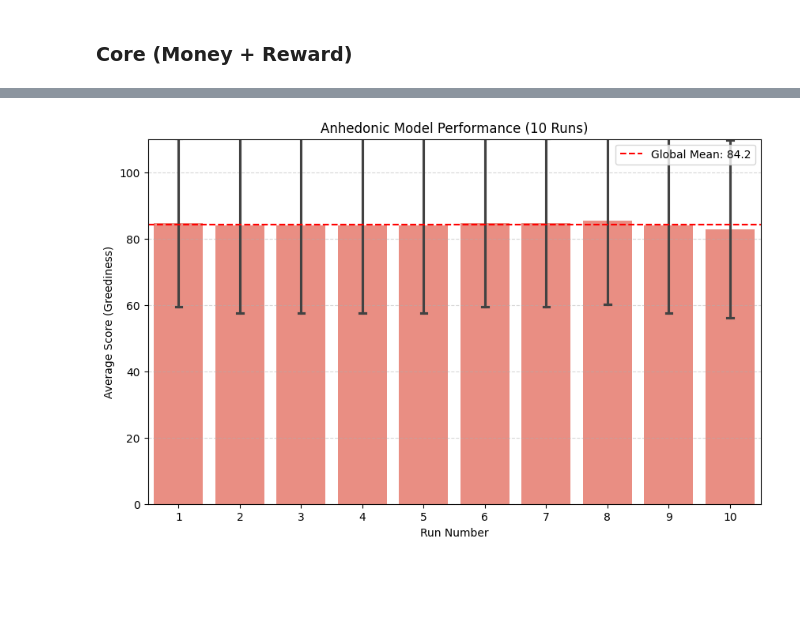
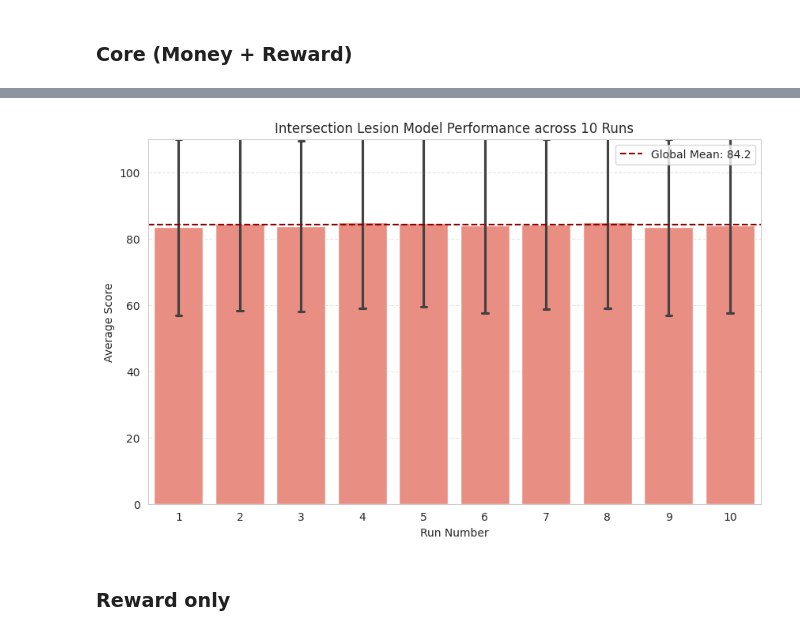
Before and after one commit to Precioux/Anhedonic-AI, a Jupyter notebook: phase3/average.ipynb, the cells around one changed output, grey strips where cells are left out. Saved outputs shown, nothing was run; the diff lists cells and outputs as text; code cells hidden in the pictures; blank space fills up the shorter version.

Commit message:
error bars

```diff
--- a/phase3/average.ipynb
+++ b/phase3/average.ipynb
@@ -250,38 +139,44 @@ import matplotlib.pyplot as plt
 import seaborn as sns
 import re
 import os
-import numpy as np
 
 # --- Configuration ---
-FILE_PATH = "anhedonic_results_10runs.csv"
-OUTPUT_IMAGE = "anhedonic_10runs_performance.png"
+# 1. Update the file path to your new intersection results
+FILE_PATH = "intersection_all_layers_10runs.csv"
+# 2. Update the output image name
+OUTPUT_IMAGE = "intersection_10runs_errorbar.png"
 
 def extract_score(row):
     """
-
+    Extract the score using a two-step logic:
+    1. Find the selected option (e.g., Option 1)
+    2. Find the points assigned to that option in the prompt text
     """
     try:
         prompt = str(row['Full_Prompt'])
         response = str(row['Model_Response']).lower()
 
+        # 1. Find the option number (e.g., 1 or 2)
+        selection_match = re.search(r'(question|option|choice)\s*(?:is\s*)?(\d)', response)
 
-        selection_match = re.search(r'(question|option|choice)\s*(?:is\s*)?(\d)', response)
+        # If not found, perhaps the answer starts with a number like "1." or "1)"
         if not selection_match:
              selection_match = re.search(r'^\s*(\d)\s*[.)]', response)
 
         if selection_match:
-
             if len(selection_match.groups()) > 0:
                 selected_num = selection_match.groups()[-1]
+            else:
+                return None
 
+            # 2. Find the points for that specific option in the prompt text
+            pattern = f"{selected_num}\\..*?\\((\\d+)\\s*points?\\)"
+            points_match = re.search(pattern, prompt, re.IGNORECASE | re.DOTALL)
 
-                pattern = f"{selected_num}\\..*?\\((\\d+)\\s*points?\\)"
-                points_match = re.search(pattern, prompt, re.IGNORECASE | re.DOTALL)
+            if points_match:
+                return int(points_match.group(1))
 
-                if points_match:
-                    return int(points_match.group(1))
-
-
+        # 3. Last resort: Direct text search
         if "100 point" in response: return 100
         if "50 point" in response: return 50
         if "10 point" in response: return 10
@@ -298,21 +193,25 @@ def main():
         print(f"Error: {FILE_PATH} not found.")
         return
 
-
+    # Read the dataset
     df = pd.read_csv(FILE_PATH)
 
-
-    print("Extracting scores using robust logic...")
+    # Calculate scores
+    print("Extracting scores...")
     df['Score'] = df.apply(extract_score, axis=1)
 
-
+    # Drop invalid or unparsed rows
     df_clean = df.dropna(subset=['Score'])
 
+    if len(df_clean) == 0:
+        print("Error: No scores could be extracted. Check regex logic.")
+        return
 
+    # Calculate statistics for each independent Run
     run_stats = df_clean.groupby('Run_ID')['Score'].agg(['mean', 'std', 'count']).reset_index()
 
     print("\n" + "="*40)
-    print(f"ANHEDONIC (LESION) STATISTICS")
+    print(f"INTERSECTION LESION STATISTICS (10 RUNS)")
     print("="*40)
     print(run_stats)
     print("-" * 40)
@@ -320,17 +219,20 @@ def main():
     overall_mean = df_clean['Score'].mean()
     overall_std = run_stats['mean'].std()
 
-    print(f"Global Anhedonic Score: {overall_mean:.2f}")
+    print(f"Global Mean Score: {overall_mean:.2f}")
     print(f"Run-to-Run Std Dev: {overall_std:.4f}")
 
+    # Draw the plot
+    plt.figure(figsize=(10, 6))
 
-    plt.figure(figsize=(10, 6))
+    # Bar plot with error bars - changed color to 'salmon' to distinguish from baseline
     sns.barplot(x='Run_ID', y='Score', data=df_clean, errorbar='sd', capsize=.1, color='salmon')
 
-    plt.axhline(y=overall_mean, color='red', linestyle='--', label=f'Global Mean: {overall_mean:.1f}')
+    # Add a horizontal line for the global mean
+    plt.axhline(y=overall_mean, color='darkred', linestyle='--', label=f'Global Mean: {overall_mean:.1f}')
 
-    plt.title("Anhedonic Model Performance (10 Runs)")
-    plt.ylabel("Average Score (Greediness)")
+    plt.title("Intersection Lesion Model Performance across 10 Runs")
+    plt.ylabel("Average Score")
     plt.xlabel("Run Number")
     plt.ylim(0, 110)
     plt.legend()
@@ -362 +264,3 @@ Chart saved as anhedonic_10runs_performance.png
-[figure, old version]
+[figure, new version]
+# %% [markdown]
+### Reward only
```
Also changed, not shown: parts of 4 cells of this notebook, 16 other files.
